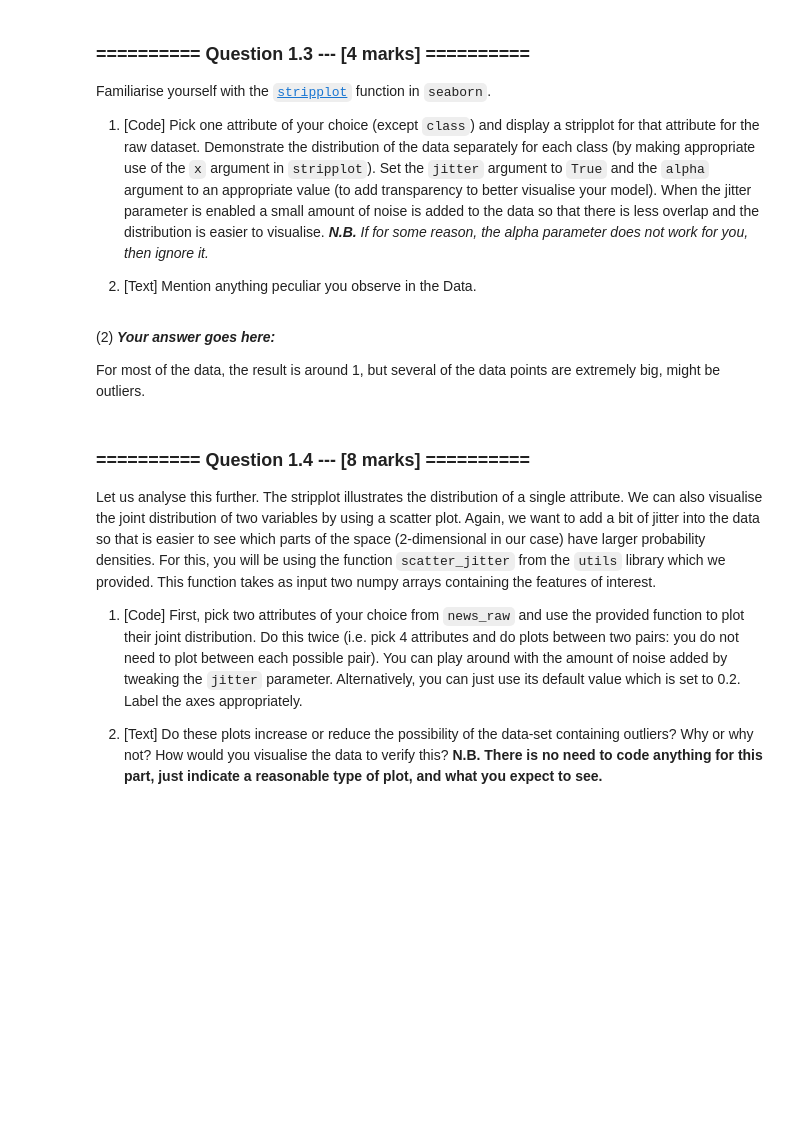
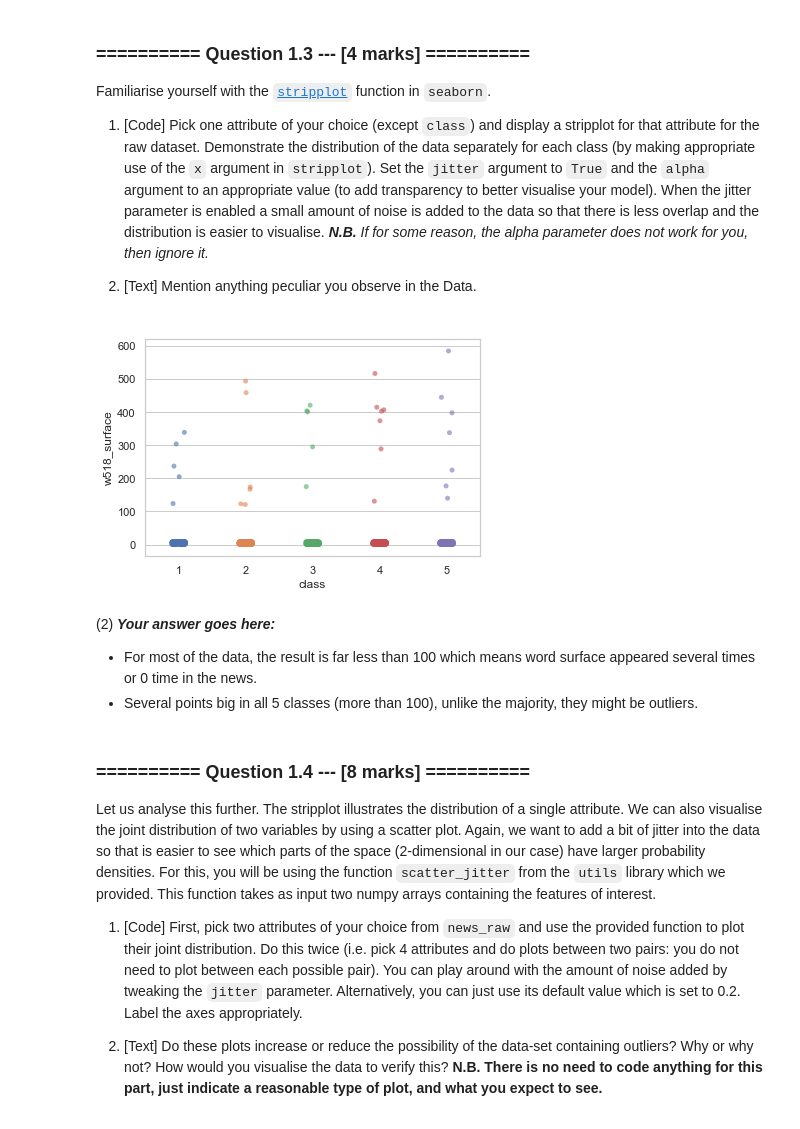
Before and after one commit to Battery233/IAML2018, a Jupyter notebook: Assignments/01_Analysis.ipynb, the cells around one changed output. Saved outputs shown, nothing was run; the diff lists cells and outputs as text; code cells hidden in the pictures; blank space fills up the shorter version.

```diff
--- a/Assignments/01_Analysis.ipynb
+++ b/Assignments/01_Analysis.ipynb
@@ -153,11 +172,15 @@ Familiarise yourself with the [`stripplot`](https://seaborn.github.io/generated/
 # %%
 # (1) # Your Code goes here
 sns.set(style="whitegrid")
 sns.stripplot(data = news_raw, x = 'class',y = 'w518_surface',jitter=True,alpha = 0.6)
+display()
+# %% [output]
+[figure, added]
 # %% [markdown]
 (2) ***Your answer goes here:***
 
-For most of the data, the result is around 1, but several of the data points are extremely big, might be outliers.
+* For most of the data, the result is far less than 100 which means word surface appeared several times or 0 time in the news.
+* Several points big in all 5 classes (more than 100), unlike the majority, they might be outliers.
 # %% [markdown]
 ### ========== Question 1.4  --- [8 marks] ==========
 Let us analyse this further. The stripplot illustrates the distribution of a single attribute. We can also visualise the joint distribution of two variables by using a scatter plot. Again, we want to add a bit of jitter into the data so that is easier to see which parts of the space (2-dimensional in our case) have larger probability densities. For this, you will be using the function `scatter_jitter` from the `utils` library which we provided. This function takes as input two numpy arrays containing the features of interest.
```
Also changed, not shown: parts of 30 cells of this notebook, 1 other file.
